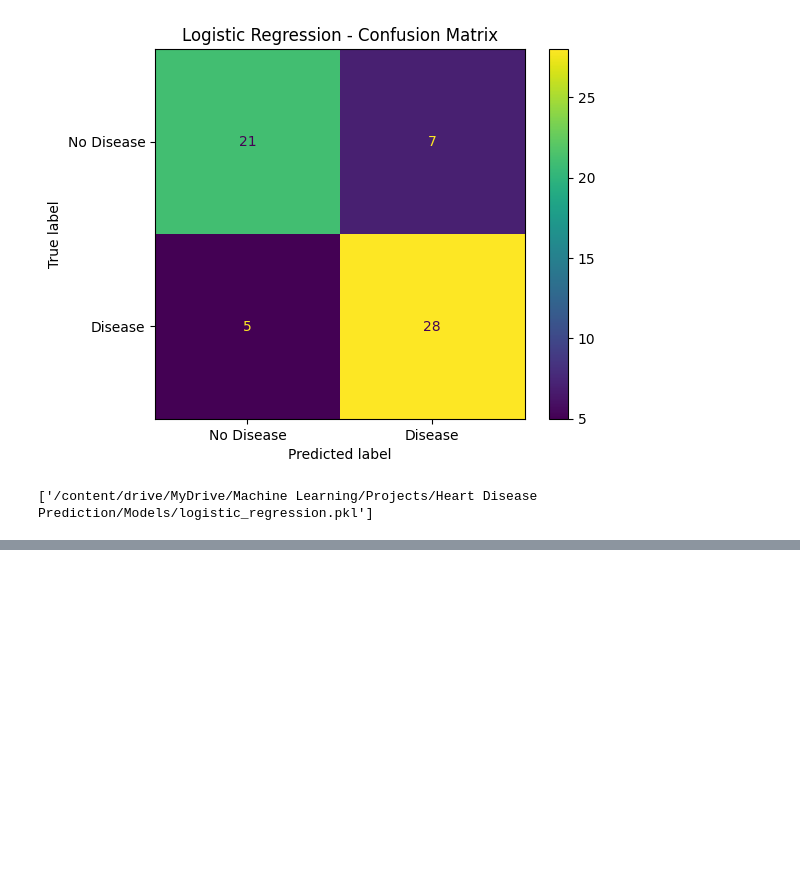
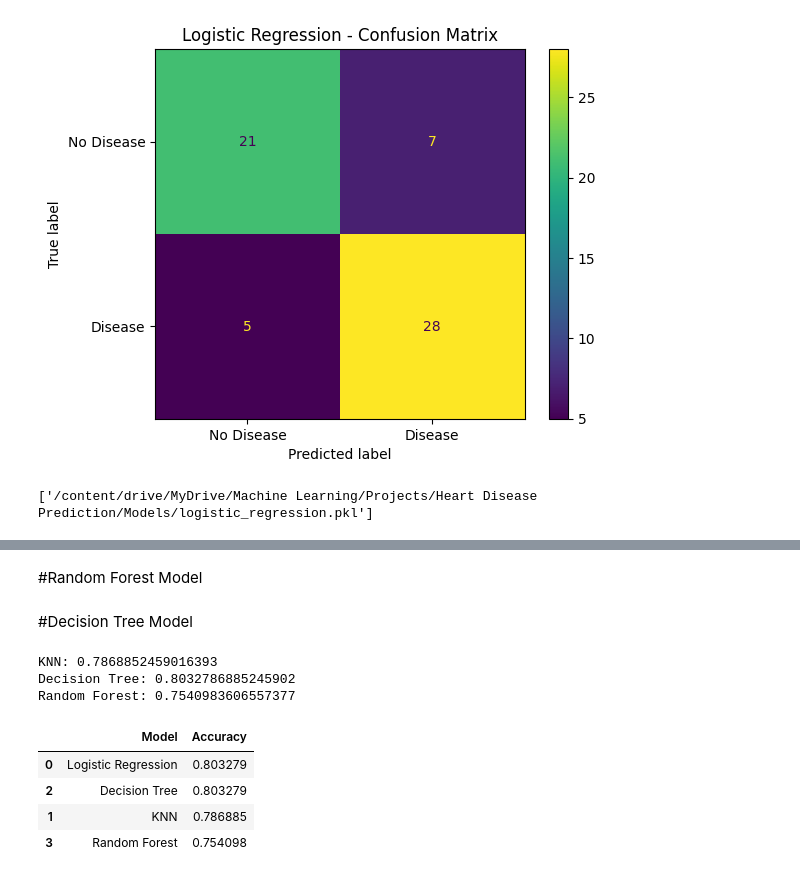
Before and after one commit to halimAhtasham/DeepLearning, a Jupyter notebook: 04_Model_Training.ipynb, the cells around one changed output, grey strips where cells are left out. Drawn from its saved outputs; the diff is of its cells as text; code cells hidden in the pictures; blank space fills up the shorter version.

```diff
--- a/04_Model_Training.ipynb
+++ b/04_Model_Training.ipynb
@@ -193,0 +196,62 @@ joblib.dump(
+# %%
+knn_model = KNeighborsClassifier(n_neighbors=5)
+
+knn_model.fit(X_train_scaled, y_train)
+
+y_pred_knn = knn_model.predict(X_test_scaled)
+# %% [markdown]
+#Random Forest Model
+# %%
+forest_model = RandomForestClassifier(
+    n_estimators=100,
+    random_state=42
+)
+
+forest_model.fit(X_train, y_train)
+
+y_pred_forest = forest_model.predict(X_test)
+# %% [markdown]
+#Decision Tree Model
+# %%
+tree_model = DecisionTreeClassifier(
+    random_state=42
+)
+
+tree_model.fit(X_train, y_train)
+
+y_pred_tree = tree_model.predict(X_test)
+# %%
+print("KNN:", accuracy_score(y_test, y_pred_knn))
+
+print("Decision Tree:", accuracy_score(y_test, y_pred_tree))
+
+print("Random Forest:", accuracy_score(y_test, y_pred_forest))
+# %% [output]
+KNN: 0.7868852459016393
+Decision Tree: 0.8032786885245902
+Random Forest: 0.7540983606557377
+# %%
+results = {
+    "Logistic Regression": accuracy_score(y_test, y_pred_logistic),
+    "KNN": accuracy_score(y_test, y_pred_knn),
+    "Decision Tree": accuracy_score(y_test, y_pred_tree),
+    "Random Forest": accuracy_score(y_test, y_pred_forest)
+}
+
+results_df = pd.DataFrame(
+    list(results.items()),
+    columns=["Model", "Accuracy"]
+)
+
+results_df = results_df.sort_values(
+    "Accuracy",
+    ascending=False
+)
+
+results_df
+# %% [output]
+|  | Model | Accuracy |
+| 0 | Logistic Regression | 0.803279 |
+| 2 | Decision Tree | 0.803279 |
+| 1 | KNN | 0.786885 |
+| 3 | Random Forest | 0.754098 |
```
Also changed, not shown: parts of 1 cell of this notebook.
